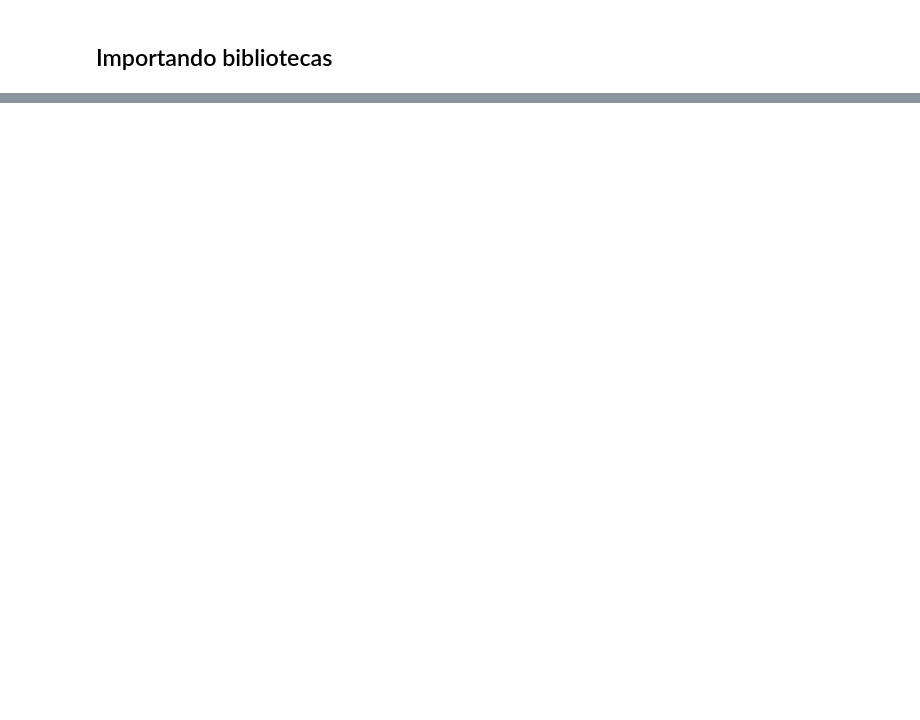
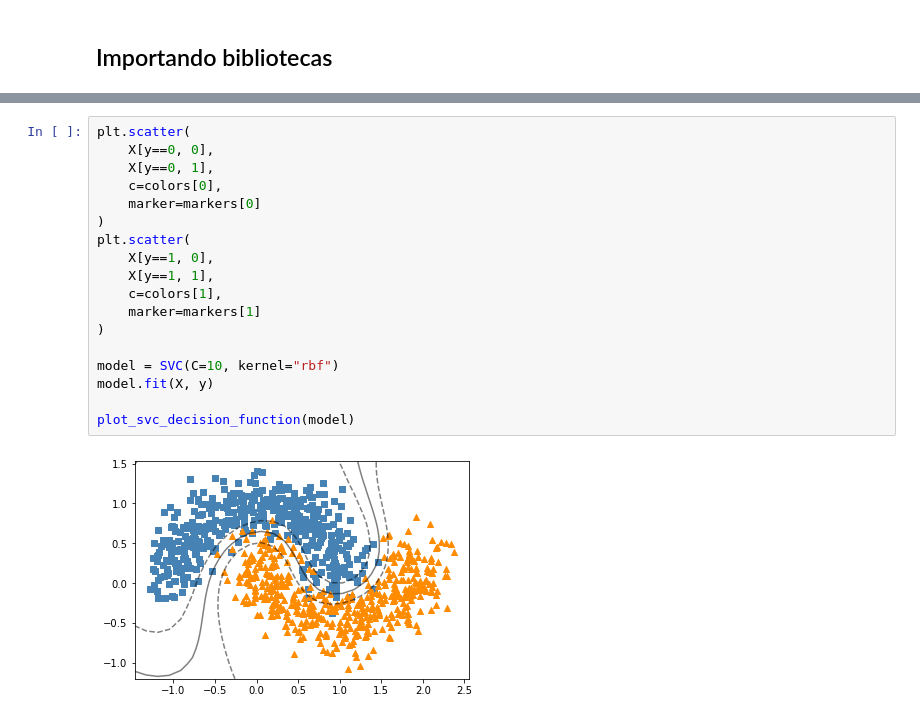
Before and after one commit to walbermr/monitoria-ml, a Jupyter notebook: 8-svm.ipynb, the cells around one changed output, grey strips where cells are left out. Drawn from its saved outputs; the diff is of its cells as text; blank space fills up the shorter version.

```diff
--- a/8-svm.ipynb
+++ b/8-svm.ipynb
@@ -358,0 +211,20 @@ show_decision_region(
+# %%
+plt.scatter(
+    X[y==0, 0],
+    X[y==0, 1],
+    c=colors[0],
+    marker=markers[0]
+)
+plt.scatter(
+    X[y==1, 0],
+    X[y==1, 1],
+    c=colors[1],
+    marker=markers[1]
+)
+
+model = SVC(C=10, kernel="rbf")
+model.fit(X, y)
+
+plot_svc_decision_function(model)
+# %% [output]
+[figure, added]
```
Also changed, not shown: parts of 30 cells of this notebook.
